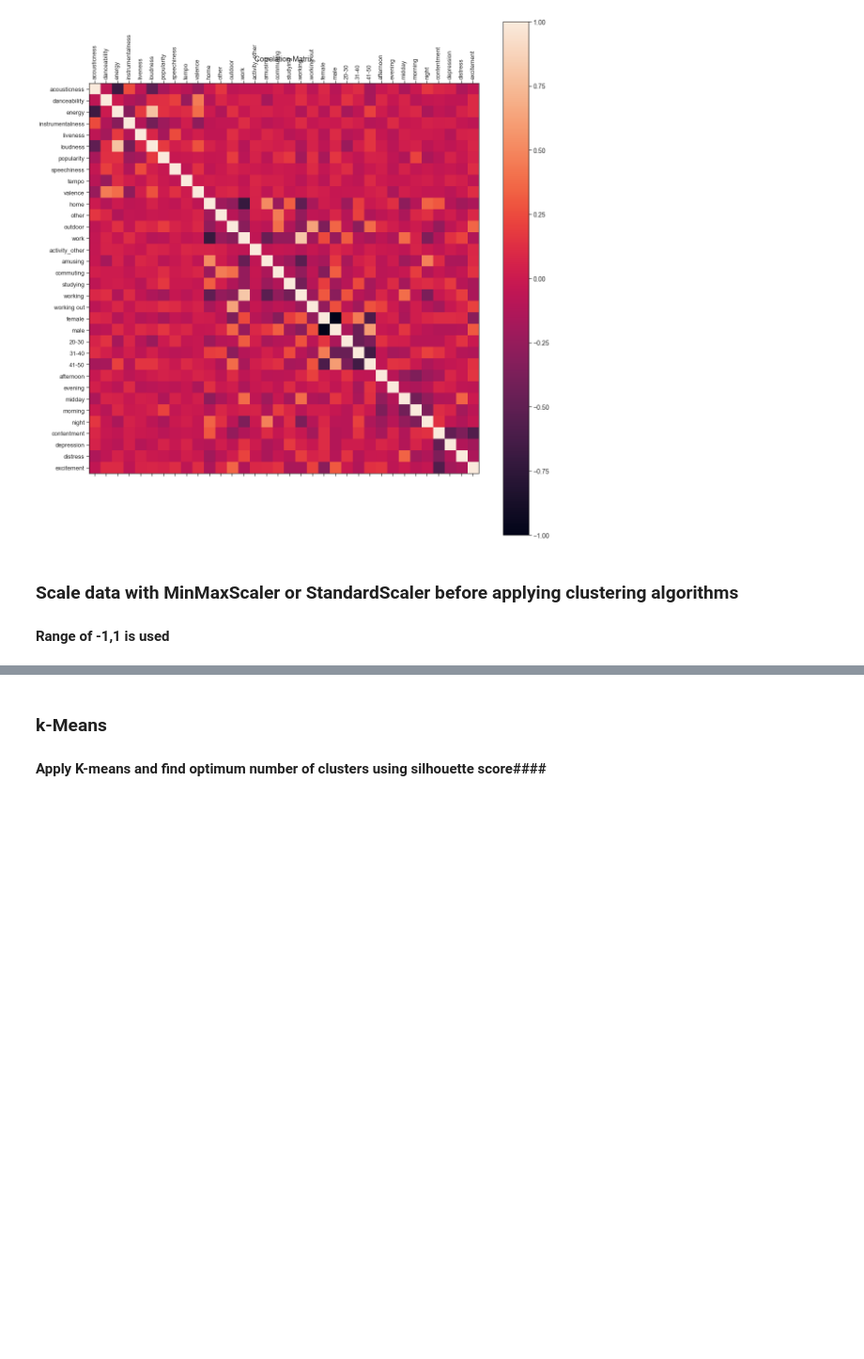
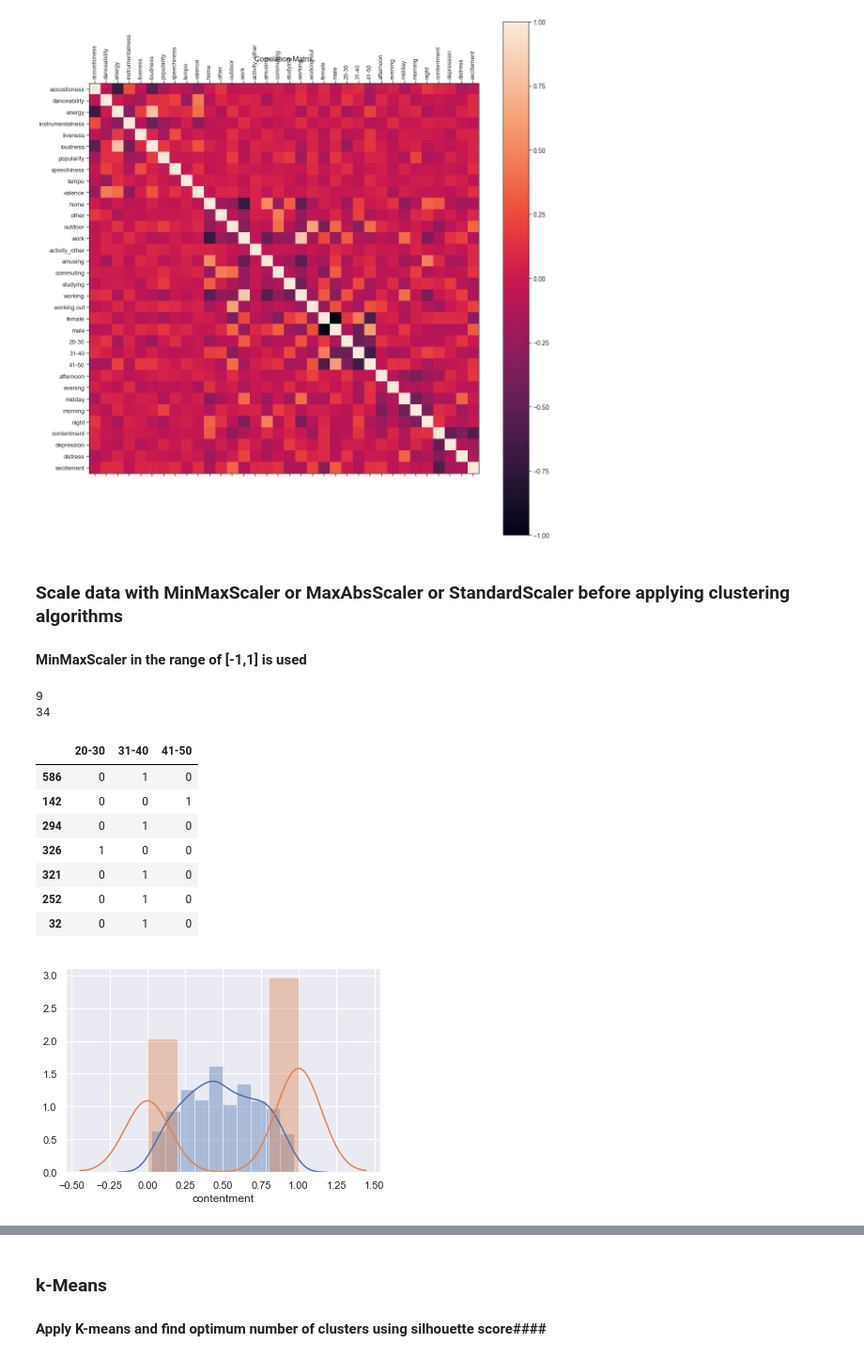
Before and after one commit to epistimi4/emotion_based_music_recomendation, a Jupyter notebook: correlations/Clustering with t-Stochastic Neighboring Embeddings for Music.ipynb, the cells around one changed output, grey strips where cells are left out. Shown at 94% size. Saved outputs shown, nothing was run; the diff lists cells and outputs as text; code cells hidden in the pictures; blank space fills up the shorter version.

```diff
--- a/correlations/Clustering with t-Stochastic Neighboring Embeddings for Music.ipynb
+++ b/correlations/Clustering with t-Stochastic Neighboring Embeddings for Music.ipynb
@@ -306,8 +308,27 @@ plt.title('Correlation Matrix', fontsize=16);
 # %% [output]
 [figure]
 # %% [markdown]
-### Scale data with MinMaxScaler or StandardScaler before applying clustering algorithms ###
-#### Range of -1,1 is used ####
+### Scale data with MinMaxScaler or MaxAbsScaler or StandardScaler before applying clustering algorithms ###
+#### MinMaxScaler in the range of [-1,1] is used ####
+# %%
+print(df_enc.columns.get_loc('valence'))
+ax = sns.distplot(df_enc['valence'])  #9:valence
+print(df_enc.columns.get_loc('contentment'))
+ax = sns.distplot(df_enc['contentment'])  #34:contentment
+df_enc_min = df_enc[['20-30','31-40','41-50']]
+df_enc_min.sample(7)
+# %% [output]
+9
+34
+|  | 20-30 | 31-40 | 41-50 |
+| 586 | 0 | 1 | 0 |
+| 142 | 0 | 0 | 1 |
+| 294 | 0 | 1 | 0 |
+| 326 | 1 | 0 | 0 |
+| 321 | 0 | 1 | 0 |
+| 252 | 0 | 1 | 0 |
+| 32 | 0 | 1 | 0 |
+[figure, added]
 # %%
 from sklearn.preprocessing import MinMaxScaler
 scaler = MinMaxScaler(feature_range=(-1,1)).fit(df_enc)
```
Also changed, not shown: parts of 9 cells of this notebook, 1 other file.
